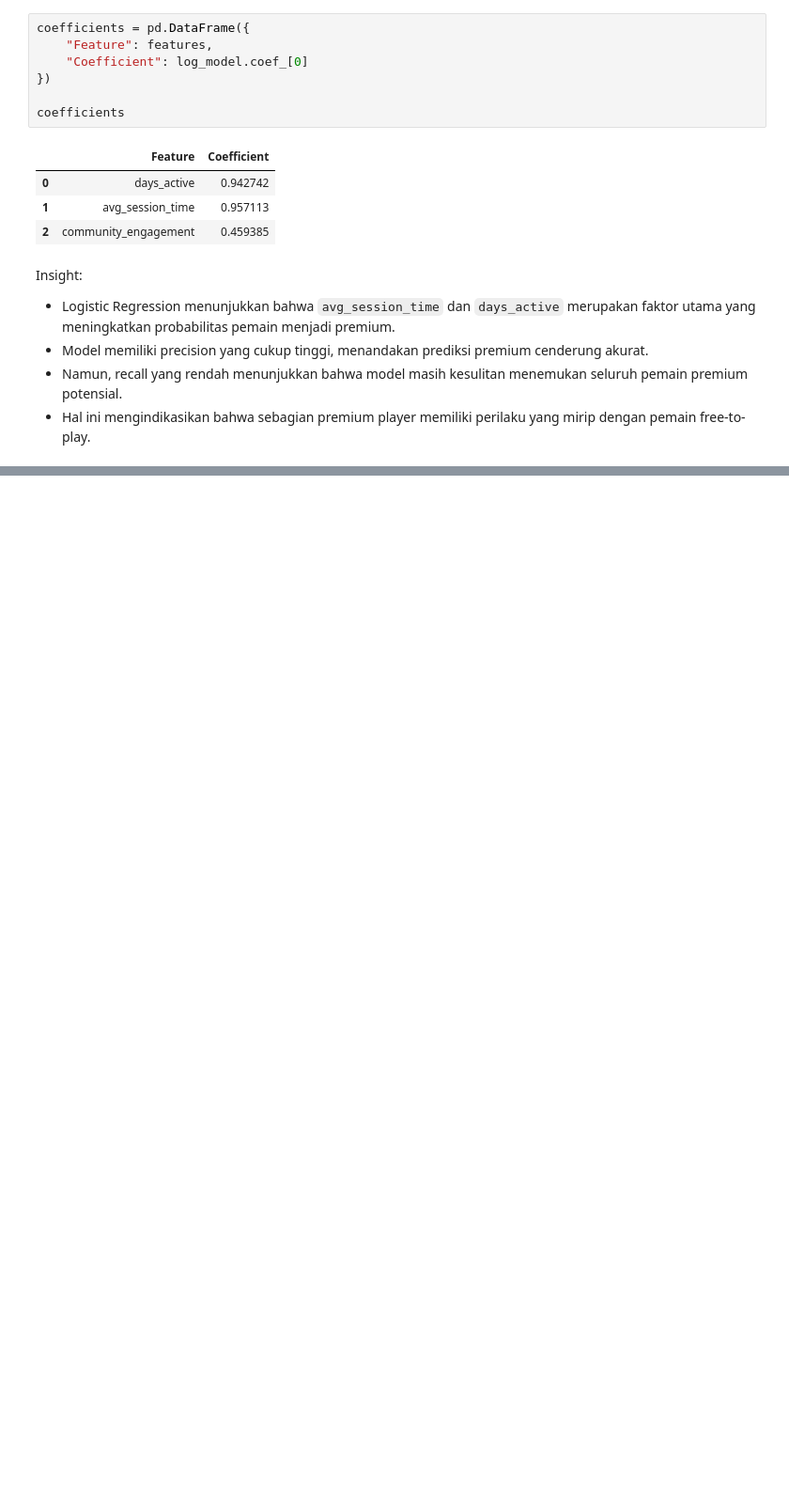
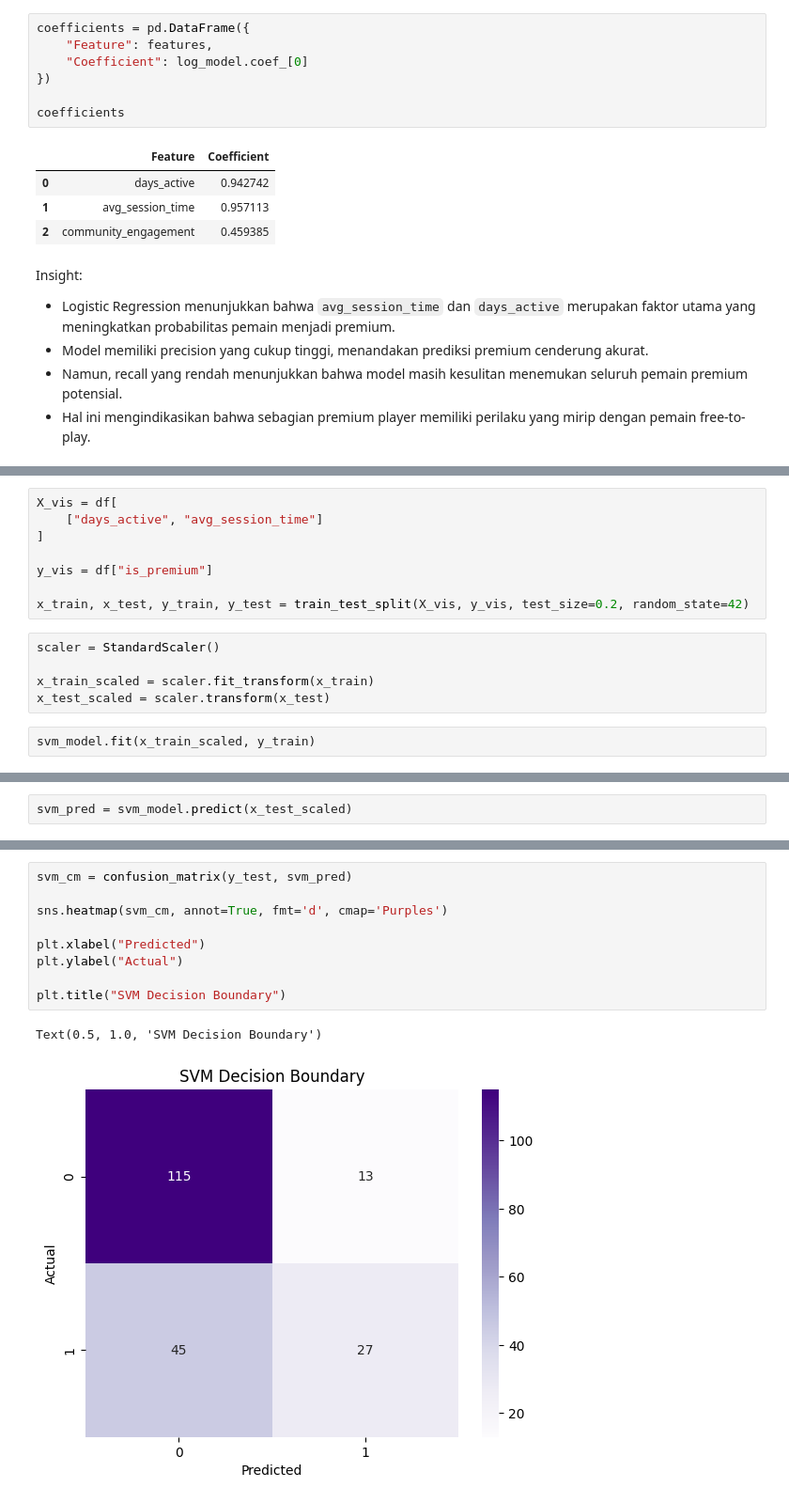
Before and after one commit to RyannPy/fitting-a-model-to-data, a Jupyter notebook: analysis.ipynb, the cells around one changed output, grey strips where cells are left out. Shown at 94% size. Cells and saved outputs as stored; diff of their text form; blank space fills up the shorter version.

```diff
--- a/analysis.ipynb
+++ b/analysis.ipynb
@@ -366,0 +415,15 @@ Insight:
+# %%
+X_vis = df[
+    ["days_active", "avg_session_time"]
+]
+
+y_vis = df["is_premium"]
+
+x_train, x_test, y_train, y_test = train_test_split(X_vis, y_vis, test_size=0.2, random_state=42)
+# %%
+scaler = StandardScaler()
+
+x_train_scaled = scaler.fit_transform(x_train)
+x_test_scaled = scaler.transform(x_test)
+# %%
+svm_model.fit(x_train_scaled, y_train)
@@ -366,0 +432,2 @@ Insight:
+# %%
+svm_pred = svm_model.predict(x_test_scaled)
@@ -366,0 +452,12 @@ Insight:
+# %%
+svm_cm = confusion_matrix(y_test, svm_pred)
+
+sns.heatmap(svm_cm, annot=True, fmt='d', cmap='Purples')
+
+plt.xlabel("Predicted")
+plt.ylabel("Actual")
+
+plt.title("SVM Decision Boundary")
+# %% [output]
+Text(0.5, 1.0, 'SVM Decision Boundary')
+[figure, added]
```
Also changed, not shown: parts of 14 cells of this notebook.
